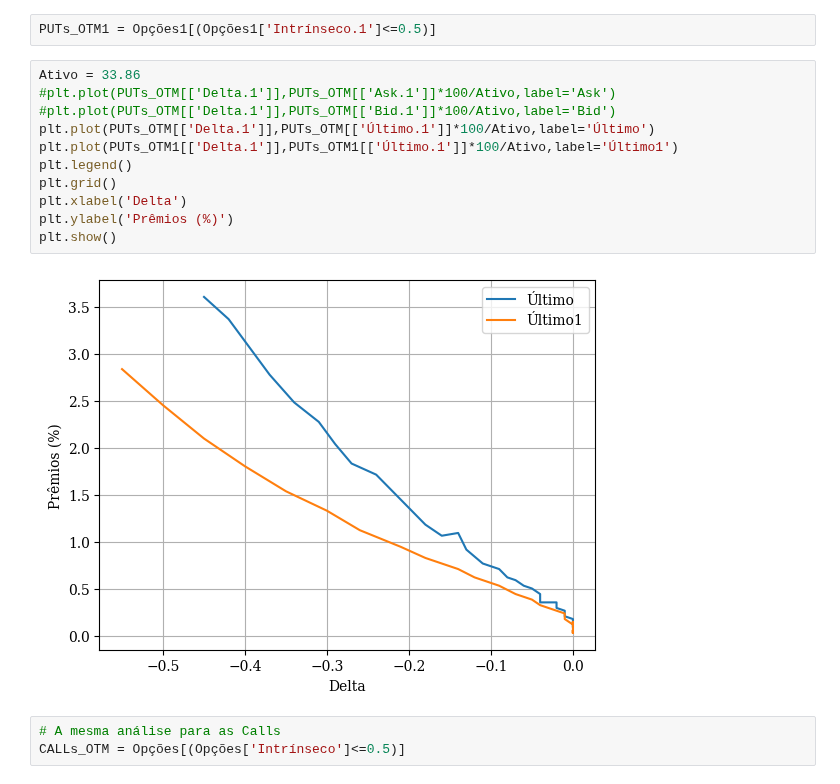
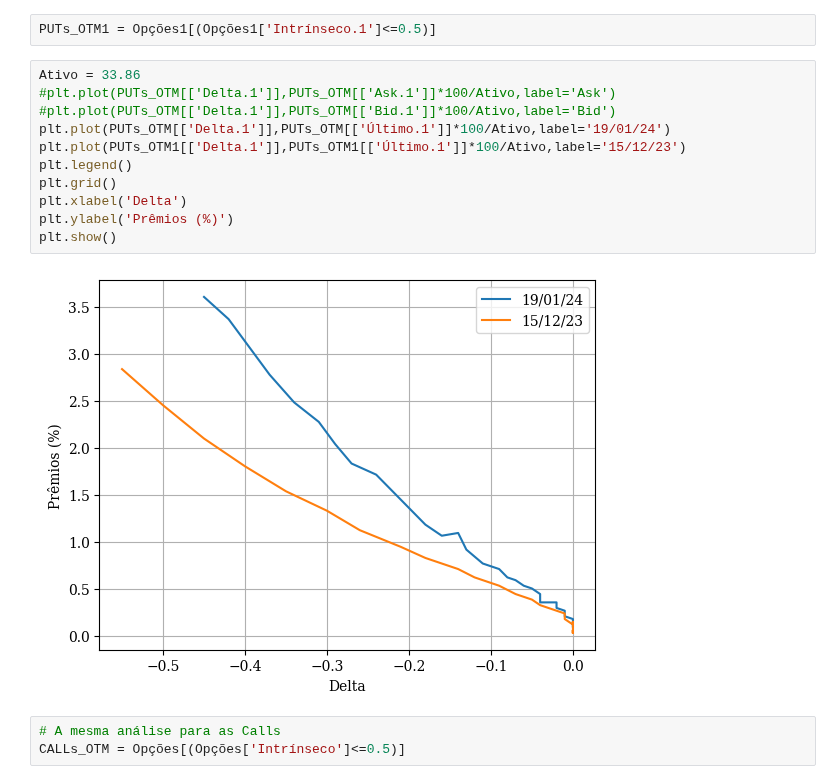
Before and after one commit to facklen/python_para_investimentos, a Jupyter notebook: Avaliação_Opções.ipynb, the cells around one changed output. Drawn from its saved outputs; the diff is of its cells as text.

```diff
--- a/Avaliação_Opções.ipynb
+++ b/Avaliação_Opções.ipynb
@@ -96,16 +96,16 @@ PUTs_OTM1 = Opções1[(Opções1['Intrínseco.1']<=0.5)]
 # %%
 Ativo = 33.86
 #plt.plot(PUTs_OTM[['Delta.1']],PUTs_OTM[['Ask.1']]*100/Ativo,label='Ask')
 #plt.plot(PUTs_OTM[['Delta.1']],PUTs_OTM[['Bid.1']]*100/Ativo,label='Bid')
-plt.plot(PUTs_OTM[['Delta.1']],PUTs_OTM[['Último.1']]*100/Ativo,label='Último')
-plt.plot(PUTs_OTM1[['Delta.1']],PUTs_OTM1[['Último.1']]*100/Ativo,label='Último1')
+plt.plot(PUTs_OTM[['Delta.1']],PUTs_OTM[['Último.1']]*100/Ativo,label='19/01/24')
+plt.plot(PUTs_OTM1[['Delta.1']],PUTs_OTM1[['Último.1']]*100/Ativo,label='15/12/23')
 plt.legend()
 plt.grid()
 plt.xlabel('Delta')
 plt.ylabel('Prêmios (%)')
 plt.show()
 # %% [output]
-[figure, old version]
+[figure, new version]
 # %%
 # A mesma análise para as Calls
 CALLs_OTM = Opções[(Opções['Intrínseco']<=0.5)]
```
